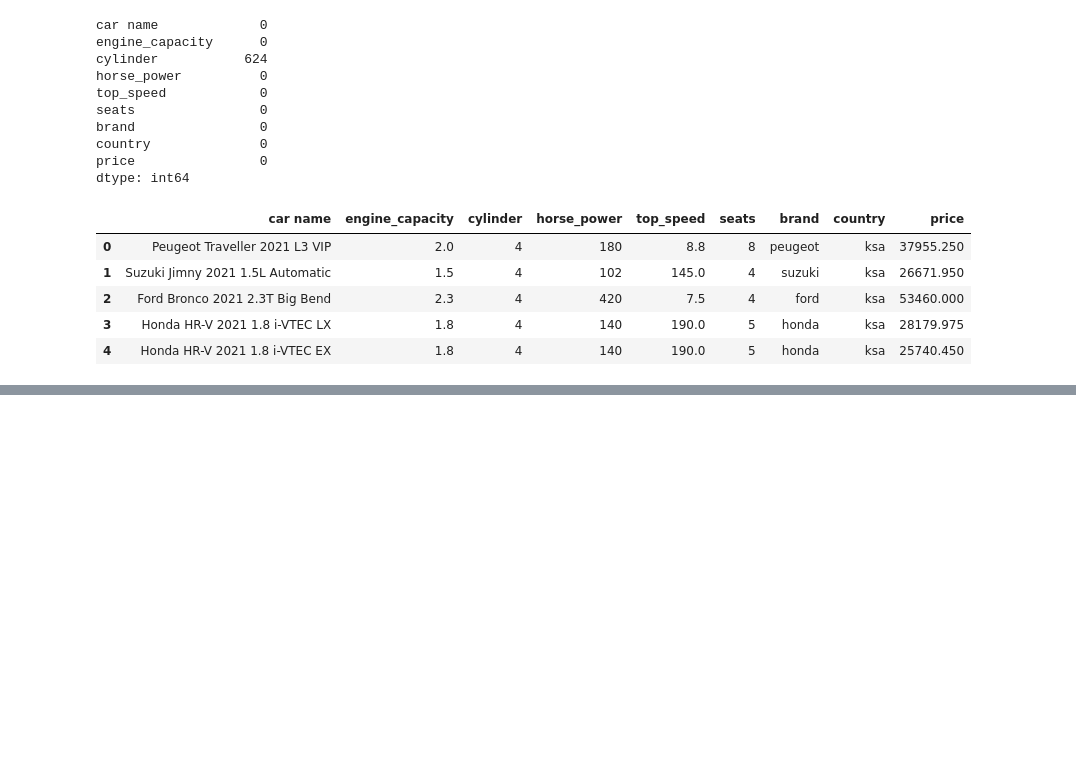
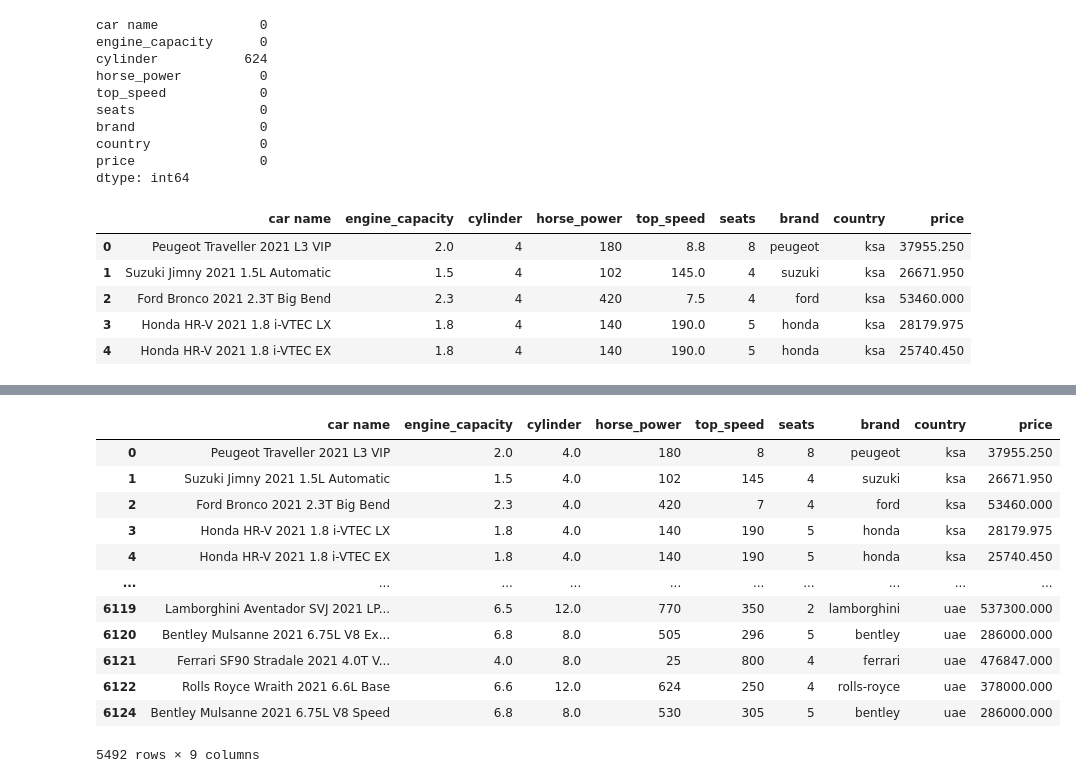
Before and after one commit to yazan6546/Regression-Analysis-and-Model-Selection, a Jupyter notebook: main.ipynb, the cells around one changed output, grey strips where cells are left out. Saved outputs shown, nothing was run; the diff lists cells and outputs as text; code cells hidden in the pictures; blank space fills up the shorter version.

```diff
--- a/main.ipynb
+++ b/main.ipynb
@@ -437,0 +455,16 @@ df.head()
+# %%
+df[~df['cylinder'].isna()]
+# %% [output]
+|  | car name | engine_capacity | cylinder | horse_power | top_speed | seats | brand | country | price |
+| 0 | Peugeot Traveller 2021 L3 VIP | 2.0 | 4.0 | 180 | 8 | 8 | peugeot | ksa | 37955.250 |
+| 1 | Suzuki Jimny 2021 1.5L Automatic | 1.5 | 4.0 | 102 | 145 | 4 | suzuki | ksa | 26671.950 |
+| 2 | Ford Bronco 2021 2.3T Big Bend | 2.3 | 4.0 | 420 | 7 | 4 | ford | ksa | 53460.000 |
+| 3 | Honda HR-V 2021 1.8 i-VTEC LX | 1.8 | 4.0 | 140 | 190 | 5 | honda | ksa | 28179.975 |
+| 4 | Honda HR-V 2021 1.8 i-VTEC EX | 1.8 | 4.0 | 140 | 190 | 5 | honda | ksa | 25740.450 |
+| ... | ... | ... | ... | ... | ... | ... | ... | ... | ... |
+| 6119 | Lamborghini Aventador SVJ 2021 LP... | 6.5 | 12.0 | 770 | 350 | 2 | lamborghini | uae | 537300.000 |
+| 6120 | Bentley Mulsanne 2021 6.75L V8 Ex... | 6.8 | 8.0 | 505 | 296 | 5 | bentley | uae | 286000.000 |
+| 6121 | Ferrari SF90 Stradale 2021 4.0T V... | 4.0 | 8.0 | 25 | 800 | 4 | ferrari | uae | 476847.000 |
+| 6122 | Rolls Royce Wraith 2021 6.6L Base | 6.6 | 12.0 | 624 | 250 | 4 | rolls-royce | uae | 378000.000 |
+| 6124 | Bentley Mulsanne 2021 6.75L V8 Speed | 6.8 | 8.0 | 530 | 305 | 5 | bentley | uae | 286000.000 |
+5492 rows × 9 columns
```
Also changed, not shown: parts of 14 cells of this notebook.
